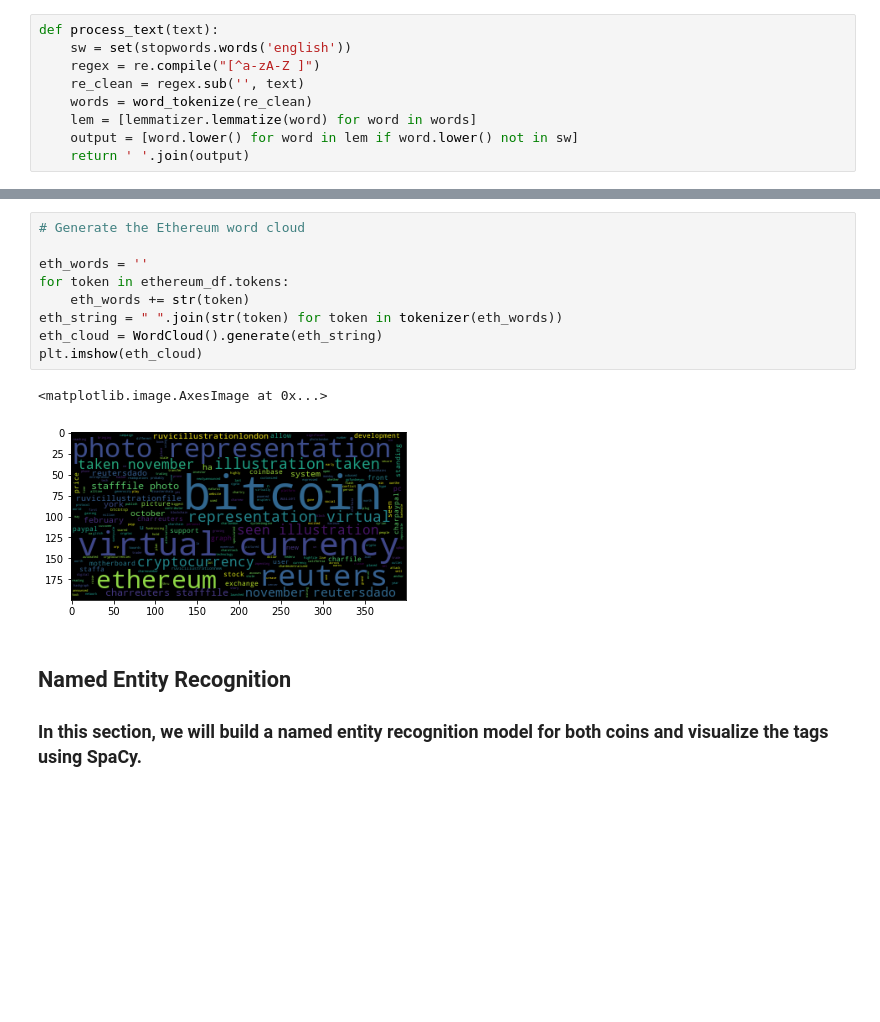
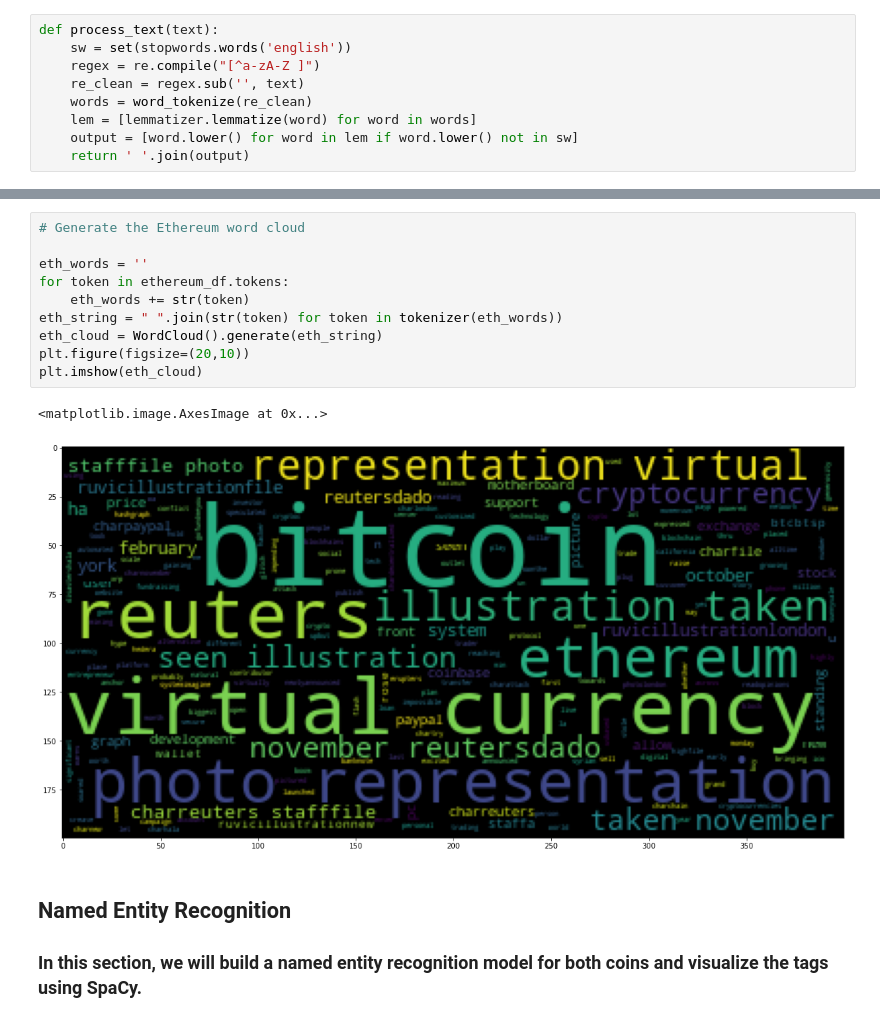
Before and after one commit to gerdonr/Tales_From_the_Crypto, a Jupyter notebook: crypto_sentiment.ipynb, the cells around one changed output, grey strips where cells are left out. Saved outputs shown, nothing was run; the diff lists cells and outputs as text; blank space fills up the shorter version.

```diff
--- a/crypto_sentiment.ipynb
+++ b/crypto_sentiment.ipynb
@@ -343,15 +344,16 @@ plt.imshow(btc_cloud)
 # %%
 # Generate the Ethereum word cloud
 
 eth_words = ''
 for token in ethereum_df.tokens:
     eth_words += str(token)
 eth_string = " ".join(str(token) for token in tokenizer(eth_words))
 eth_cloud = WordCloud().generate(eth_string)
+plt.figure(figsize=(20,10))
 plt.imshow(eth_cloud)
 # %% [output]
 <matplotlib.image.AxesImage at 0x...>
-[figure, old version]
+[figure, new version]
 # %% [markdown]
 ## Named Entity Recognition
 ### In this section, we will build a named entity recognition model for both coins and visualize the tags using SpaCy.
```
Also changed, not shown: parts of 10 cells of this notebook, 1 other file.
